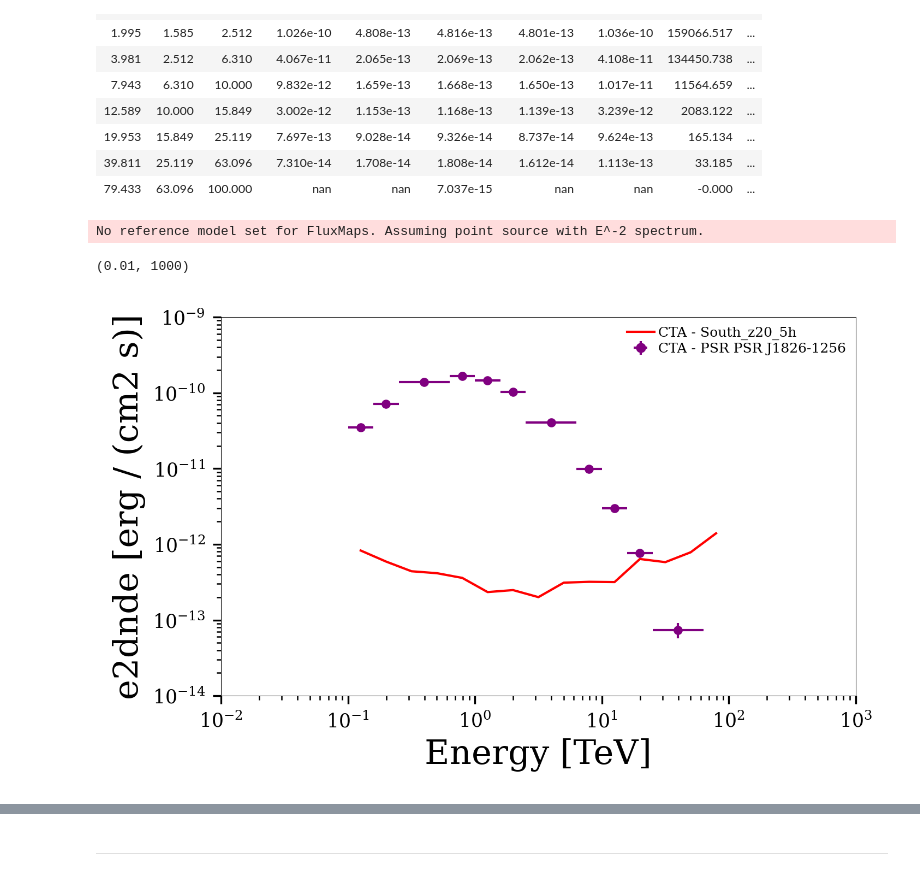
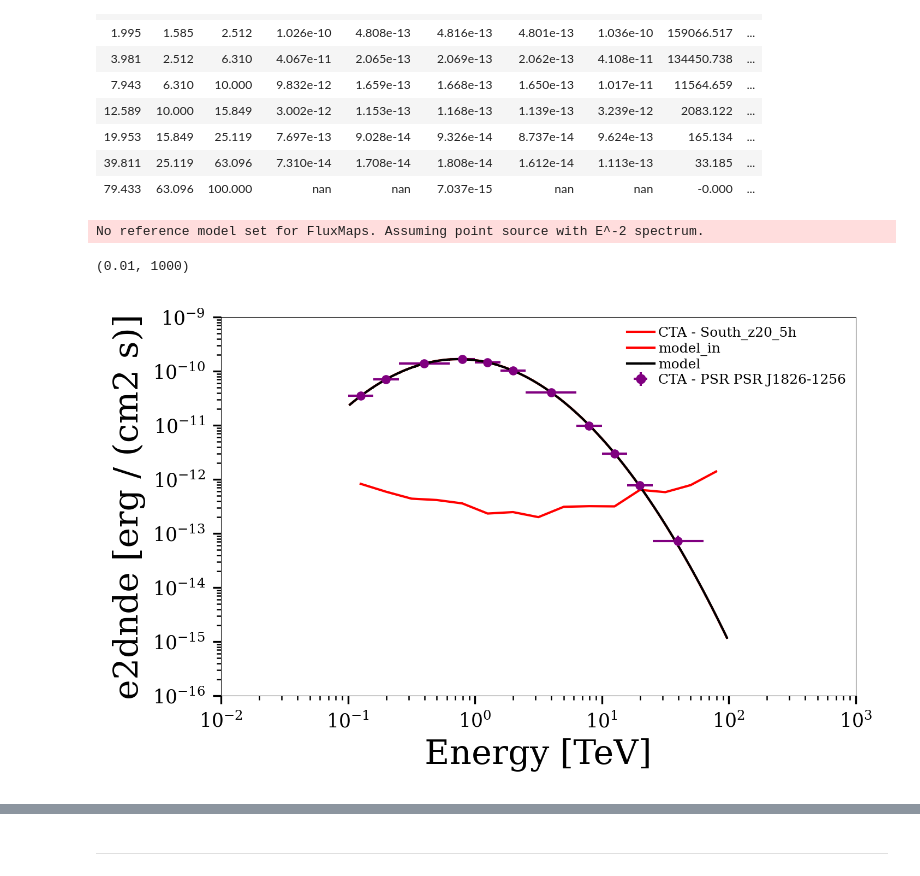
Before and after one commit to rubensjrcosta/gammapy-my_notebooks, a Jupyter notebook: my-notebooks/pulsars/CTA_simulation.ipynb, the cells around one changed output, grey strips where cells are left out. Cells and saved outputs as stored; diff of their text form; code cells hidden in the pictures.

```diff
--- a/my-notebooks/pulsars/CTA_simulation.ipynb
+++ b/my-notebooks/pulsars/CTA_simulation.ipynb
@@ -373,6 +373,8 @@ spectral amplitude 1.0000e-10 cm-2 s-1 TeV-1 ... nan  False    True
 spectral reference 1.0000e+00            TeV ... nan   True   False
 spectral     alpha 2.3000e+00                ... nan  False   False
 spectral      beta 5.0000e-01                ... nan  False   False
+# %%
+model_in = model.copy()
 # %%
 # model = LogParabolaSpectralModel(
 #     alpha=2.3,
@@ -381,3 +383,26 @@ spectral      beta 5.0000e-01                ... nan  False   False
 #     beta=0.5,
 # )
 # print(model)
+# %%
+model2 = LogParabolaSpectralModel(
+    alpha=5.3,
+    amplitude="1e-10 cm-2 s-1 TeV-1",
+    reference=1 * u.TeV,
+    beta=0.5,
+)
+
+model3 = LogParabolaSpectralModel(
+    alpha=0.5,
+    amplitude="1e-8 cm-2 s-1 TeV-1",
+    reference=.010 * u.TeV,
+    beta=0.5,
+)
+
+energy_bounds = [ 0.1  , 100]* u.TeV
+
+model.plot(energy_bounds,sed_type="e2dnde", label = f"model1: amplitude= {model.amplitude.value}, beta= {model.beta.value}, alpha = {model.alpha.value}")
+model2.plot(energy_bounds,sed_type="e2dnde", label = f"model2: amplitude= {model2.amplitude.value}, beta= {model2.beta.value}, alpha = {model2.alpha.value}")
+model3.plot(energy_bounds,sed_type="e2dnde", label = f"model3: amplitude= {model3.amplitude.value}, beta= {model3.beta.value}, alpha = {model3.alpha.value}")
+
+plt.legend()
+print(model)
@@ -482,9 +498,0 @@ model3 = LogParabolaSpectralModel(
-# %%
-energy_bounds = [e_edges_min, e_edges_max] * u.TeV
-
-model.plot(energy_bounds,sed_type="e2dnde", label = f"amplitude= {model.amplitude.value}, beta= {model.beta.value}, alpha = {model.alpha.value}")
-model2.plot(energy_bounds,sed_type="e2dnde", label = f"amplitude= {model2.amplitude.value}, beta= {model2.beta.value}, alpha = {model2.alpha.value}")
-model3.plot(energy_bounds,sed_type="e2dnde", label = f"amplitude= {model3.amplitude.value}, beta= {model3.beta.value}, alpha = {model3.alpha.value}")
-
-plt.legend()
-print(model)
@@ -978,10 +962,13 @@ Table length=12
 # %%
 fix, axes = plt.subplots(figsize=(5, 3))
 axes.plot(sensitivity_table["energy"], sensitivity_table["e2dnde"], "s-", color="red", label = f"CTA - {irf_name}")
 FluxPoints.from_table(table = CTA_table, sed_type='e2dnde').plot(label = f"CTA - PSR {src_jname}")
+model_in.plot(energy_bounds=energy_bounds, color="r", sed_type = "e2dnde", label = f"model_in")
+model.plot(energy_bounds=energy_bounds, color="k", sed_type = "e2dnde", label = f"model")
+
 plt.legend()
 plt.xlim(1e-2, 1000)
 # %% [output]
 No reference model set for FluxMaps. Assuming point source with E^-2 spectrum.
 (0.01, 1000)
-[figure, old version]
+[figure, new version]
```
Also changed, not shown: parts of 13 cells of this notebook, 6 other files.
